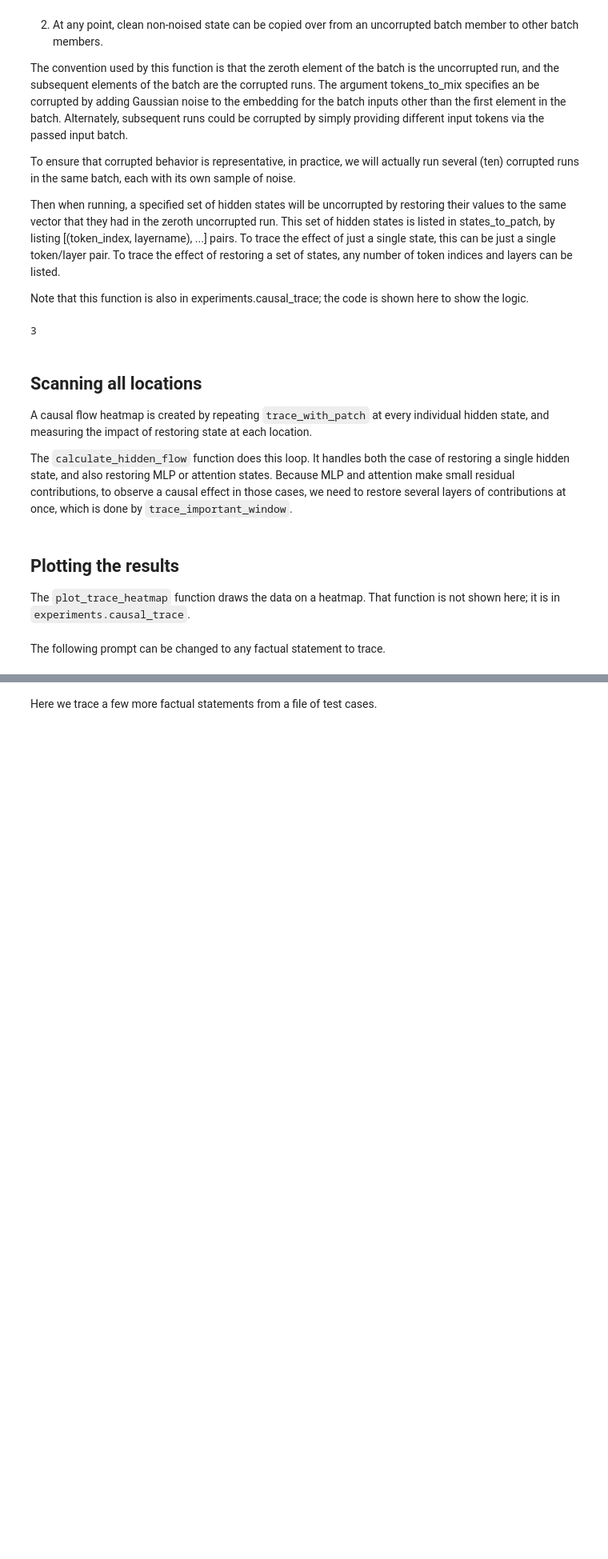
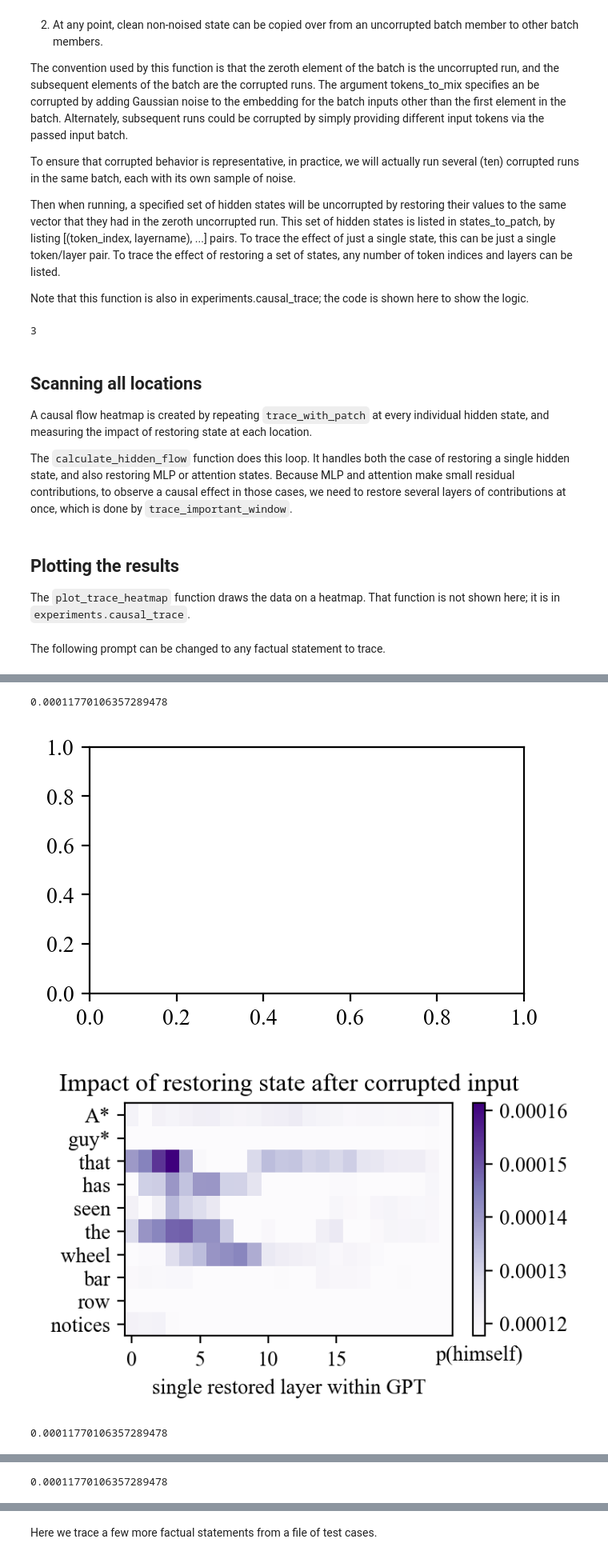
Before and after one commit to Andrwyl/Modified-Rome, a Jupyter notebook: notebooks/causal_trace.ipynb, the cells around one changed output, grey strips where cells are left out. Shown at 80% size. Drawn from its saved outputs; the diff is of its cells as text; code cells hidden in the pictures; blank space fills up the shorter version.

Commit message:
generated graph for causal tracing

```diff
--- a/notebooks/causal_trace.ipynb
+++ b/notebooks/causal_trace.ipynb
@@ -283,6 +282,20 @@ def calculate_hidden_flow(
             kind=kind,
         )
     differences = differences.detach().cpu()
+
+
+    dict = {}
+    dict["scores"] = differences
+    dict["low_score"] = low_score
+    dict["input_ids"] = inp["input_ids"][0]
+    dict["input_tokens"] = decode_tokens(mt.tokenizer, inp["input_ids"][0])
+    dict["subject_range"]=e_range
+    dict["answer"] = answer
+    dict["window"] = window
+    dict["kind"] = kind or ""
+
+    return dict
+
     return dict(
         scores=differences,
         low_score=low_score,
@@ -294,7 +307,6 @@ def calculate_hidden_flow(
         window=window,
         kind=kind or "",
     )
-
 
 def trace_important_states(model, num_layers, inp, e_range, answer_t, noise=0.1):
     ntoks = inp["input_ids"].shape[1]
@@ -357,15 +369,19 @@ def plot_hidden_flow(
     result = calculate_hidden_flow(
         mt, prompt, target, subject, samples=samples, noise=noise, window=window, kind=kind
     )
-
-    print(result["answer"], result["scores"])
+    print(result["low_score"])
     plot_trace_heatmap(result, savepdf, modelname=modelname)
+    return result["scores"]
 
 
 def plot_all_flow(mt, prompt, target, subject=None, noise=0.1, modelname=None):
+    values_dict = {}
     for kind in [None, "mlp", "attn"]:
-        plot_hidden_flow(
+        values = plot_hidden_flow(
             mt, prompt, target, subject, modelname=modelname, noise=noise, kind=kind
         )
+
+        values_dict[kind] = values
+    return values_dict
 # %% [markdown]
 The following prompt can be changed to any factual statement to trace.
@@ -483,0 +388,9 @@ herself tensor([[1.6799e-03, 1.6804e-03, 1.6824e-03, 1.6823e-03, 1.6831e-03, 1.6
+# %%
+values_dict = plot_all_flow(mt, "A guy that has seen the wheelbarrow notices", target = "himself", subject="A guy", noise=noise_level)
+
+#no_plots = calculate_hidden_flow(mt, prompt="Many actresses that thought about Alice healed", target ="themselves", subject="Many actresses", samples=10, noise=noise_level, window = 10)
+# %% [output]
+0.00011770106357289478
+[figure, added]
+[figure, added]
+0.00011770106357289478
@@ -483,0 +398 @@ herself tensor([[1.6799e-03, 1.6804e-03, 1.6824e-03, 1.6823e-03, 1.6831e-03, 1.6
+0.00011770106357289478
```
Also changed, not shown: parts of 9 cells of this notebook, 1 other file.
